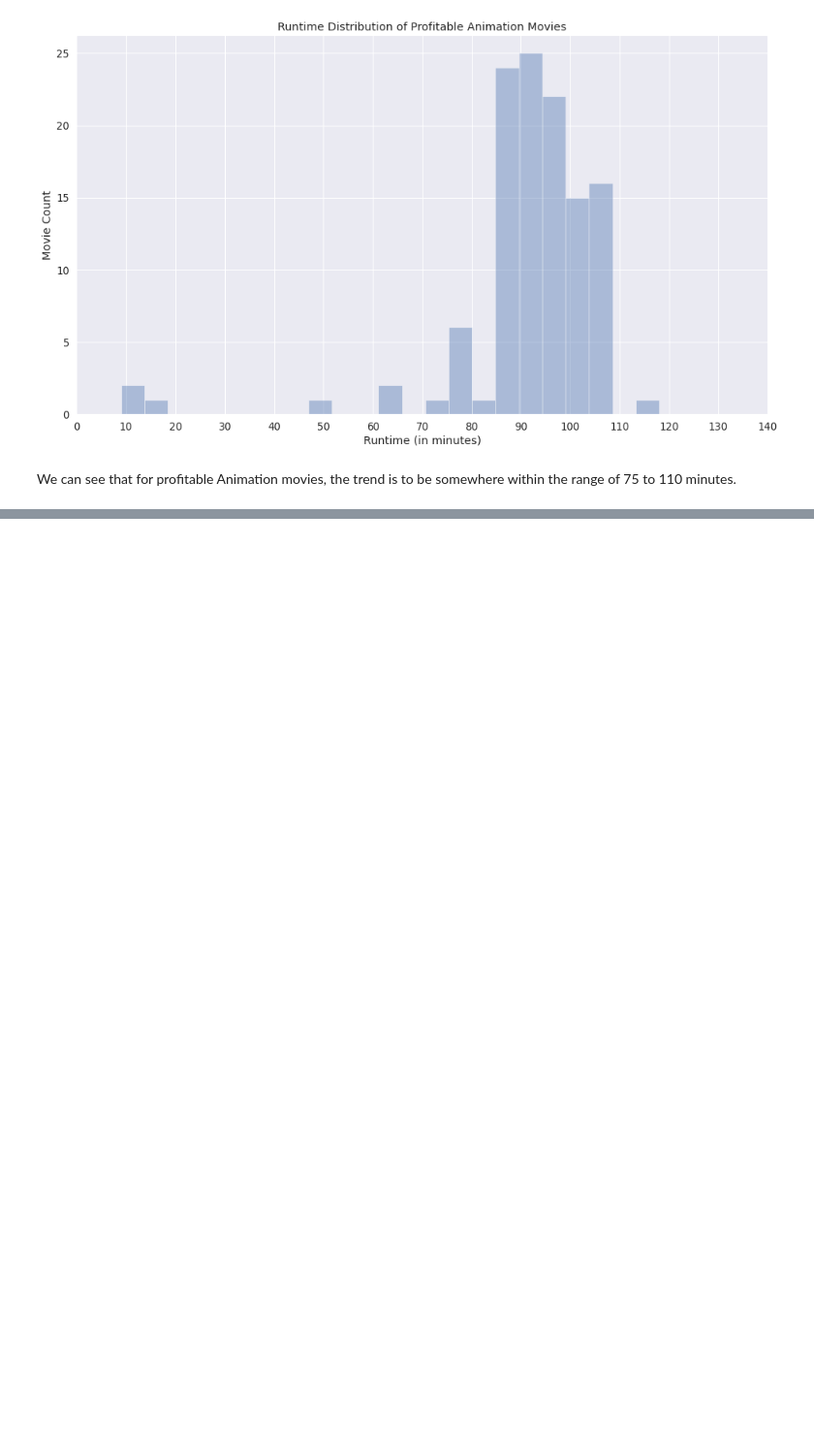
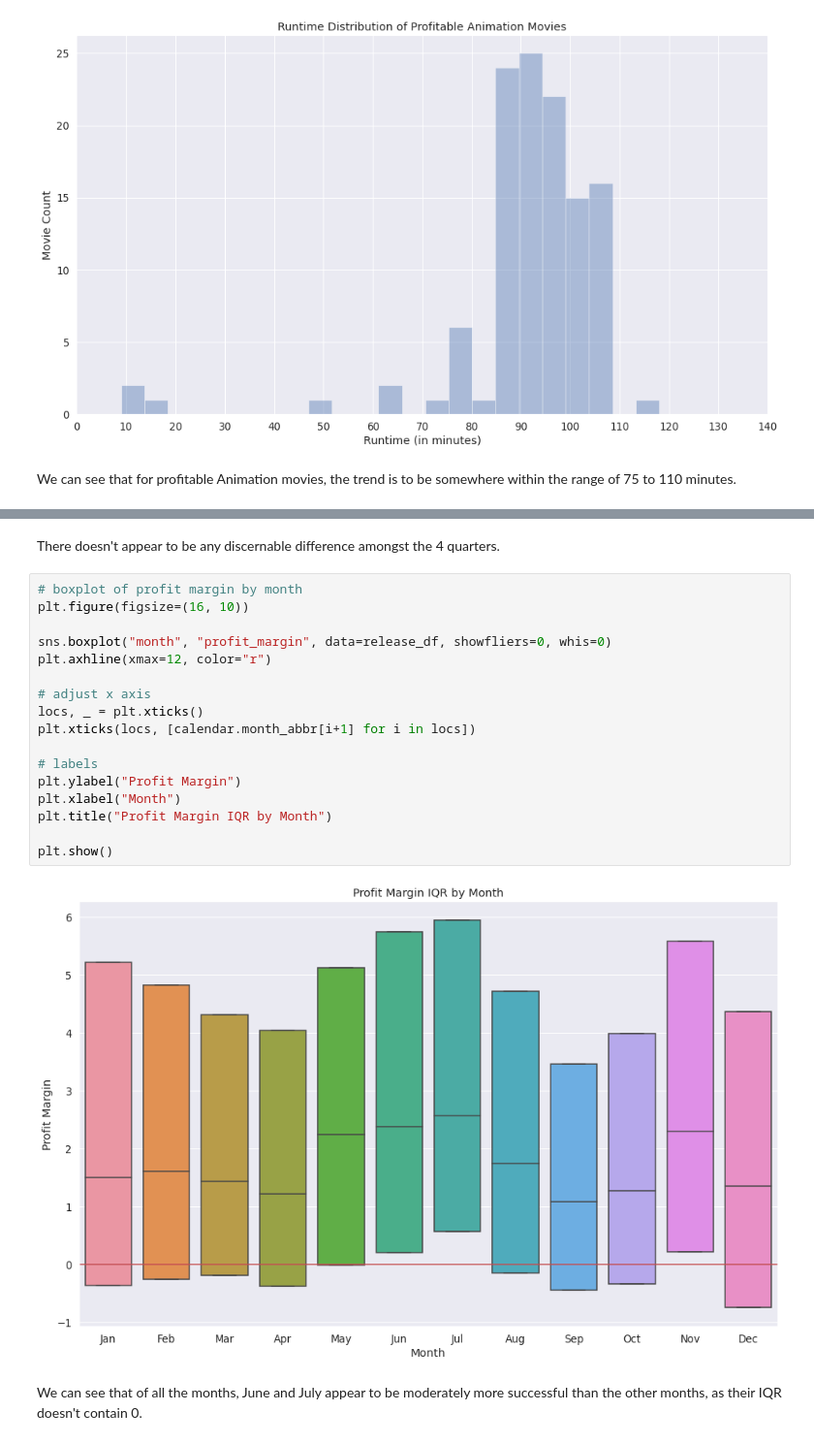
Before and after one commit to Skellet0r/movie-industry, a Jupyter notebook: notebooks/03-eamor-data-exploration.ipynb, the cells around one changed output, grey strips where cells are left out. Shown at 97% size. Saved outputs shown, nothing was run; the diff lists cells and outputs as text; blank space fills up the shorter version.

```diff
--- a/notebooks/03-eamor-data-exploration.ipynb
+++ b/notebooks/03-eamor-data-exploration.ipynb
@@ -317,0 +350,23 @@ We can see that for profitable Animation movies, the trend is to be somewhere wi
+# %% [markdown]
+There doesn't appear to be any discernable difference amongst the 4 quarters.
+# %%
+# boxplot of profit margin by month
+plt.figure(figsize=(16, 10))
+
+sns.boxplot("month", "profit_margin", data=release_df, showfliers=0, whis=0)
+plt.axhline(xmax=12, color="r")
+
+# adjust x axis
+locs, _ = plt.xticks()
+plt.xticks(locs, [calendar.month_abbr[i+1] for i in locs])
+
+# labels
+plt.ylabel("Profit Margin")
+plt.xlabel("Month")
+plt.title("Profit Margin IQR by Month")
+
+plt.show()
+# %% [output]
+[figure, added]
+# %% [markdown]
+We can see that of all the months, June and July appear to be moderately more successful than the other months, as their IQR doesn't contain 0.
```
Also changed, not shown: parts of 6 cells of this notebook.
